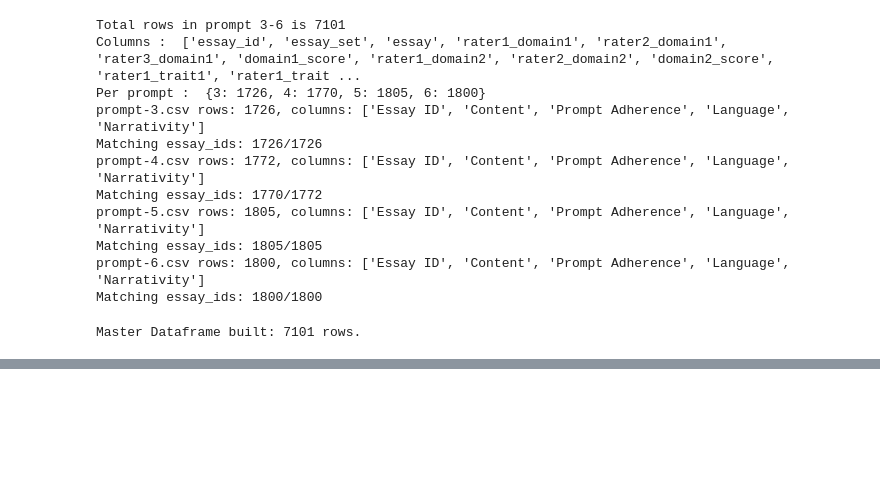
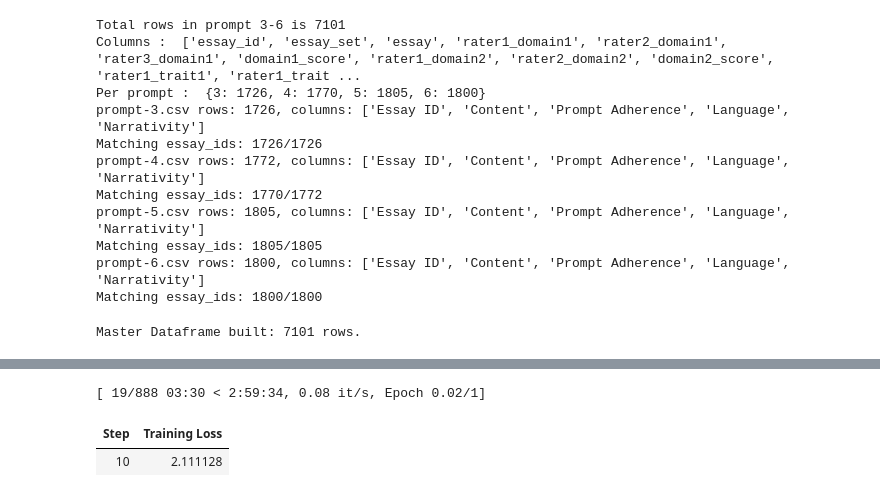
Before and after one commit to Muskan-Kandel/aes, a Jupyter notebook: AES.ipynb, the cells around one changed output, grey strips where cells are left out. Saved outputs shown, nothing was run; the diff lists cells and outputs as text; code cells hidden in the pictures; blank space fills up the shorter version.

```diff
--- a/AES.ipynb
+++ b/AES.ipynb
@@ -138,7 +136,7 @@ model_name = "mistralai/Mistral-7B-Instruct-v0.2"
 
 bnb_config = BitsAndBytesConfig(
     load_in_4bit=True,
-    bnb_4bit_compute_dtype=torch.bfloat16,
+    bnb_4bit_compute_dtype=torch.float16,
     bnb_4bit_use_double_quant = True,
     bnb_4bit_quant_type="nf4"
 )
@@ -255,6 +239,4 @@ df_master["text"] = df_master.apply(format_example, axis = 1)
 # %%
-dataset = Dataset.from_pandas(df_master[["text"]])
-
 def tokenize_function(example):
   tokens = tokenizer(
       example["text"],
@@ -263,7 +245,6 @@ def tokenize_function(example):
       max_length = 512
   )
 
-  tokens["labels"] = tokens["input_ids"].copy()
-  return tokens
+  tokens["labels"] = torch.tensor(tokens["input_ids"]).clone()
 
 tokenized_dataset = dataset.map(tokenize_function)
@@ -443,0 +314,41 @@ Reasoning: The essay effectively uses descriptive language to paint a picture
+# %%
+from transformers import DataCollatorForLanguageModeling
+collator = DataCollatorForLanguageModeling(tokenizer, mlm= False)
+# %%
+#forcing the model's internal config to use float16
+model.config.torch_dtype = torch.float16
+model.config.use_cache = False #required for training
+
+#every parameter is strictly float16
+for name, param in model.named_parameters():
+    if 'lora' in name: #only lora parameters are trainable
+        param.data = param.data.to(torch.float16)
+# %%
+#initializing the sft trainer
+
+from trl import SFTTrainer
+
+#connects the lora model and the formatted dataset
+
+trainer = SFTTrainer(
+    model = model,
+    train_dataset = tokenized_dataset,
+    data_collator = collator,
+    args = training_args
+)
+
+
+model = prepare_model_for_kbit_training(model)
+model = get_peft_model(model, peft_config)
+
+# every single part of the model to float16
+model = model.to(torch.float16)
+
+#explicitly telling the model config to forget bfloat16
+model.config.torch_dtype = torch.float16
+
+trainer.train()
+# %% [output]
+[ 19/888 03:30 < 2:59:34, 0.08 it/s, Epoch 0.02/1]
+| Step | Training Loss |
+| 10 | 2.111128 |
```
Also changed, not shown: parts of 7 cells of this notebook.
